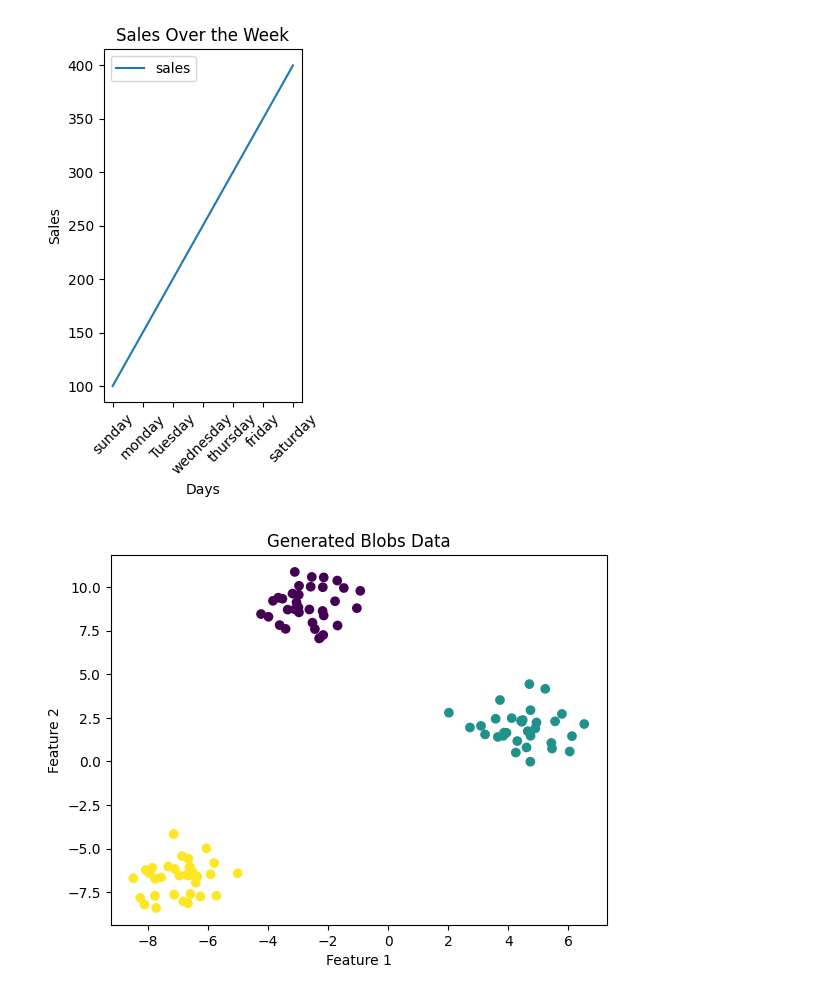
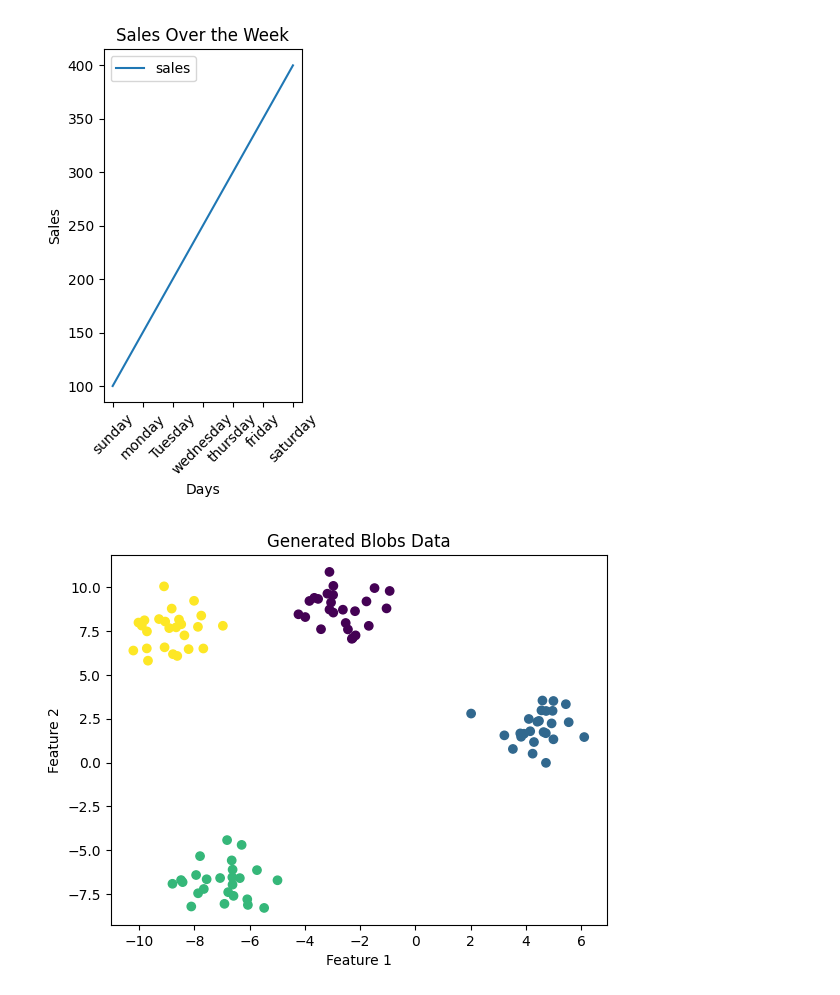
Before and after one commit to ranjuadhikari14/coreplotting, a Jupyter notebook: test.ipynb, the cells around one changed output. Saved outputs shown, nothing was run; the diff lists cells and outputs as text; code cells hidden in the pictures.

```diff
--- a/test.ipynb
+++ b/test.ipynb
@@ -46,13 +46,13 @@ import pandas as pd
 import seaborn as sns
 from sklearn.datasets import make_blobs
 # %%
-X, y = make_blobs(n_samples=100, n_features=2, centers=3, random_state=42)
+X, y = make_blobs(n_samples=100, n_features=2, centers=4,random_state=42)
 
 # Plot the generated data
 plt.scatter(X[:, 0], X[:, 1], c=y)
 plt.title("Generated Blobs Data")
 plt.xlabel("Feature 1")
 plt.ylabel("Feature 2")
 plt.show()
 # %% [output]
-[figure, old version]
+[figure, new version]
```
Also changed, not shown: parts of 2 cells of this notebook.
